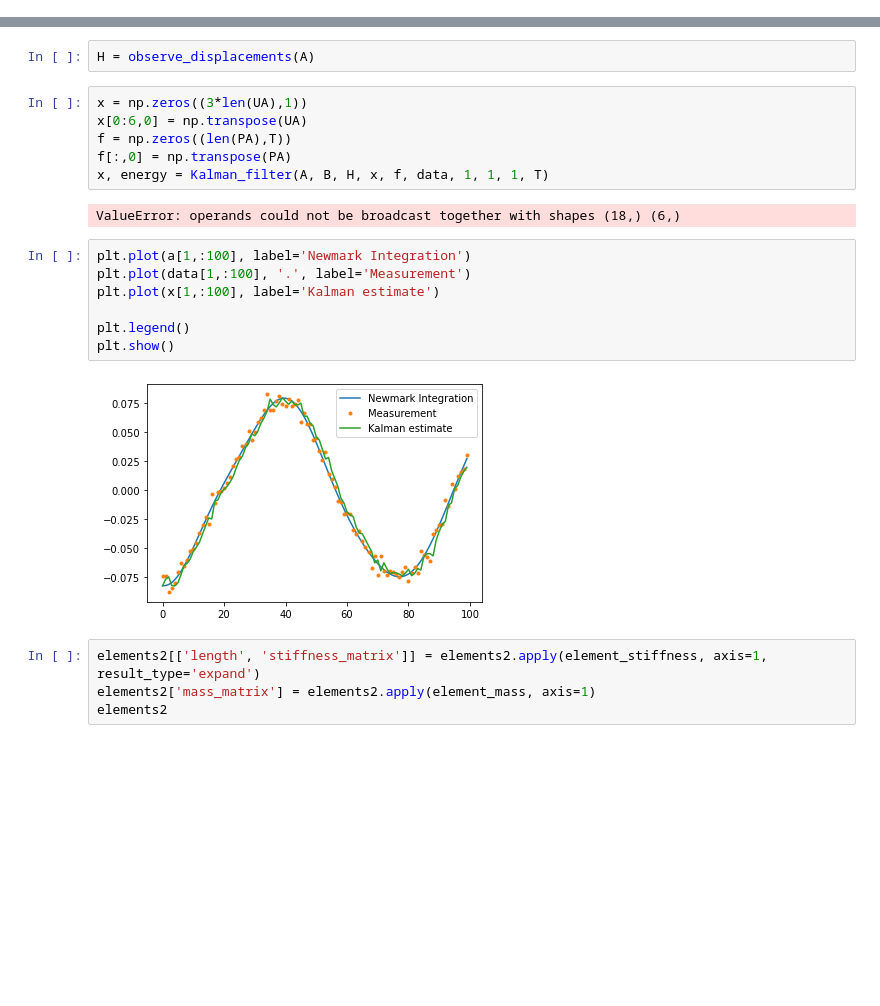
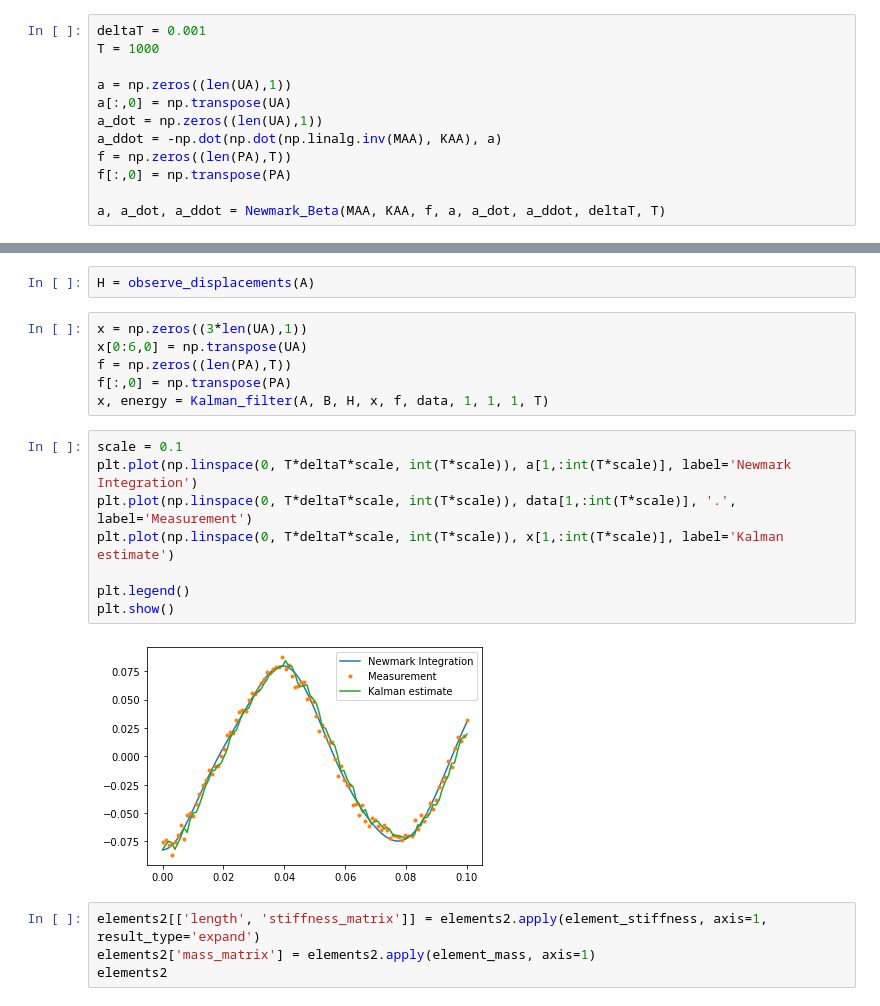
Before and after one commit to ks976/IIB_project, a Jupyter notebook: main.ipynb, the cells around one changed output, grey strips where cells are left out. Cells and saved outputs as stored; diff of their text form; blank space fills up the shorter version.

```diff
--- a/main.ipynb
+++ b/main.ipynb
@@ -207,5 +207,17 @@ plt.plot(a[1,:])
 # %% [output]
 [<matplotlib.lines.Line2D at 0x...>]
 [figure]
+# %%
+deltaT = 0.001
+T = 1000
+
+a = np.zeros((len(UA),1))
+a[:,0] = np.transpose(UA)
+a_dot = np.zeros((len(UA),1))
+a_ddot = -np.dot(np.dot(np.linalg.inv(MAA), KAA), a)
+f = np.zeros((len(PA),T))
+f[:,0] = np.transpose(PA)
+
+a, a_dot, a_ddot = Newmark_Beta(MAA, KAA, f, a, a_dot, a_ddot, deltaT, T)
 # %%
 data = generate_pseudo_data(a, T, 0.1)
@@ -228,17 +234,16 @@ x[0:6,0] = np.transpose(UA)
 f = np.zeros((len(PA),T))
 f[:,0] = np.transpose(PA)
 x, energy = Kalman_filter(A, B, H, x, f, data, 1, 1, 1, T)
-# %% [output]
-ValueError: operands could not be broadcast together with shapes (18,) (6,)
 # %%
-plt.plot(a[1,:100], label='Newmark Integration')
-plt.plot(data[1,:100], '.', label='Measurement')
-plt.plot(x[1,:100], label='Kalman estimate')
+scale = 0.1
+plt.plot(np.linspace(0, T*deltaT*scale, int(T*scale)), a[1,:int(T*scale)], label='Newmark Integration')
+plt.plot(np.linspace(0, T*deltaT*scale, int(T*scale)), data[1,:int(T*scale)], '.', label='Measurement')
+plt.plot(np.linspace(0, T*deltaT*scale, int(T*scale)), x[1,:int(T*scale)], label='Kalman estimate')
 
 plt.legend()
 plt.show()
 # %% [output]
-[figure, old version]
+[figure, new version]
 # %%
 elements2[['length', 'stiffness_matrix']] = elements2.apply(element_stiffness, axis=1, result_type='expand')
 elements2['mass_matrix'] = elements2.apply(element_mass, axis=1)
```
Also changed, not shown: parts of 19 cells of this notebook.
